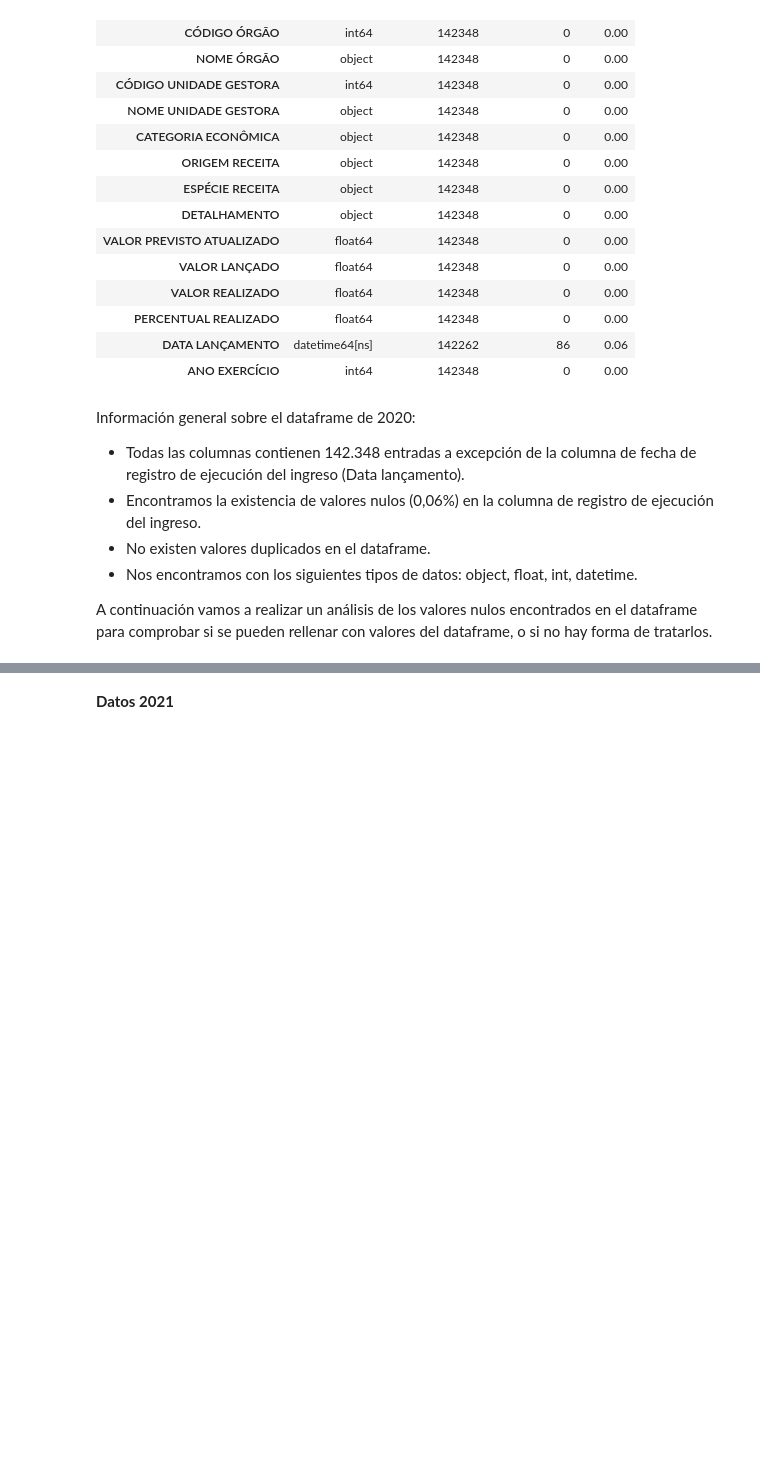
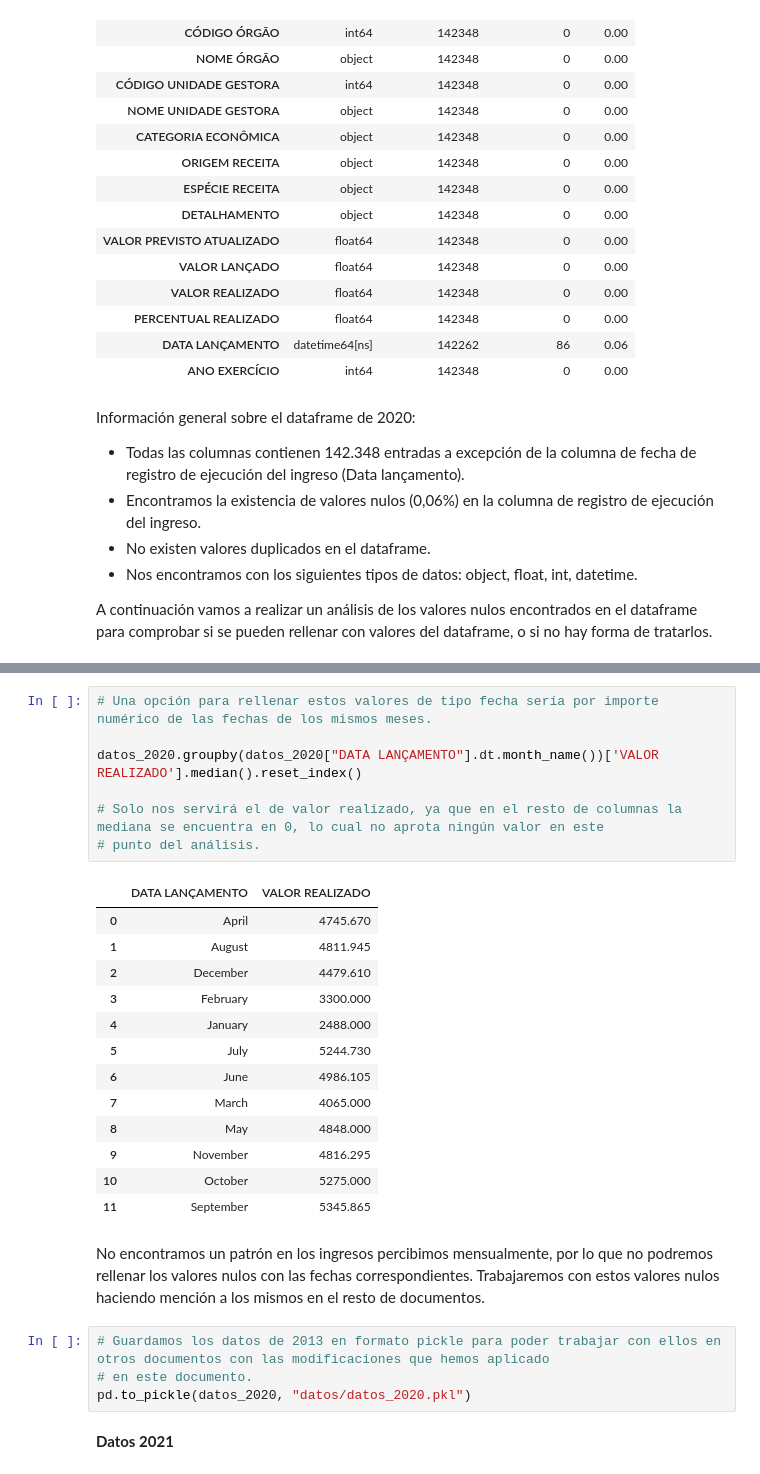
Before and after one commit to Gabijc/Proyecto2_Analisis_Ingresos_Brasil, a Jupyter notebook: EDA_datos_Brasil.ipynb, the cells around one changed output, grey strips where cells are left out. Cells and saved outputs as stored; diff of their text form; blank space fills up the shorter version.

Commit message:
Terminado limpieza datos. Revisar pequeño detalles

```diff
--- a/EDA_datos_Brasil.ipynb
+++ b/EDA_datos_Brasil.ipynb
@@ -1287,3 +1479,30 @@ A continuación vamos a realizar un análisis de los valores nulos encontrados e
+# %%
+# Una opción para rellenar estos valores de tipo fecha sería por importe numérico de las fechas de los mismos meses.
+
+datos_2020.groupby(datos_2020["DATA LANÇAMENTO"].dt.month_name())['VALOR REALIZADO'].median().reset_index()
+
+# Solo nos servirá el de valor realizado, ya que en el resto de columnas la mediana se encuentra en 0, lo cual no aprota ningún valor en este
+# punto del análisis.
+# %% [output]
+|  | DATA LANÇAMENTO | VALOR REALIZADO |
+| 0 | April | 4745.670 |
+| 1 | August | 4811.945 |
+| 2 | December | 4479.610 |
+| 3 | February | 3300.000 |
+| 4 | January | 2488.000 |
+| 5 | July | 5244.730 |
+| 6 | June | 4986.105 |
+| 7 | March | 4065.000 |
+| 8 | May | 4848.000 |
+| 9 | November | 4816.295 |
+| 10 | October | 5275.000 |
+| 11 | September | 5345.865 |
+# %% [markdown]
+No encontramos un patrón en los ingresos percibimos mensualmente, por lo que no podremos rellenar los valores nulos con las fechas correspondientes. Trabajaremos con estos valores nulos haciendo mención a los mismos en el resto de documentos.
+# %%
+# Guardamos los datos de 2013 en formato pickle para poder trabajar con ellos en otros documentos con las modificaciones que hemos aplicado
+# en este documento.
+pd.to_pickle(datos_2020, "datos/datos_2020.pkl")
 # %% [markdown]
 **Datos 2021**
 # %%
```
Also changed, not shown: parts of 31 cells of this notebook, 8 other files.
